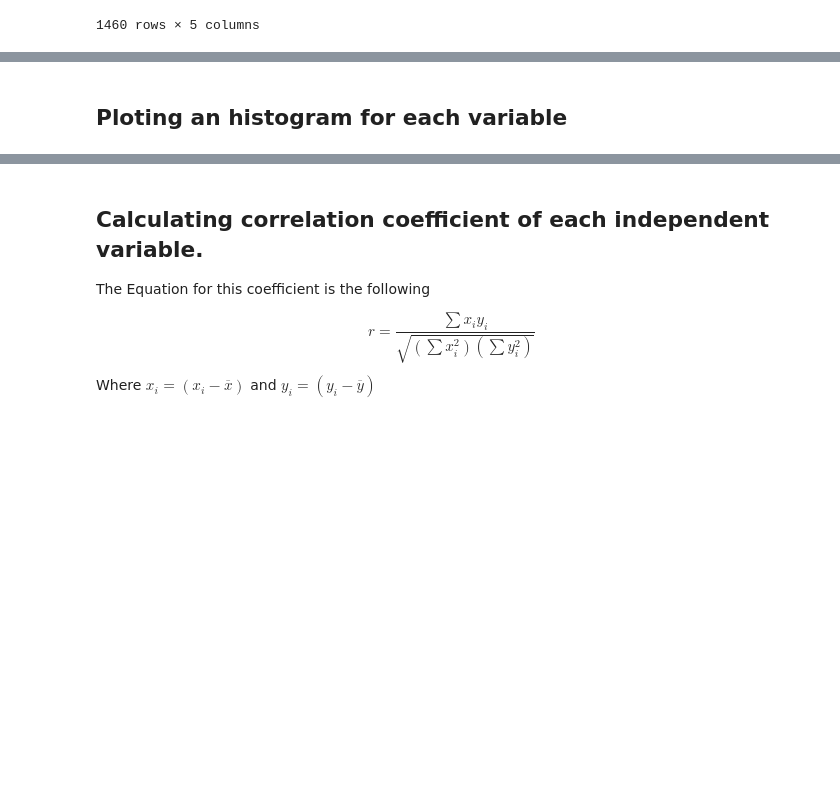
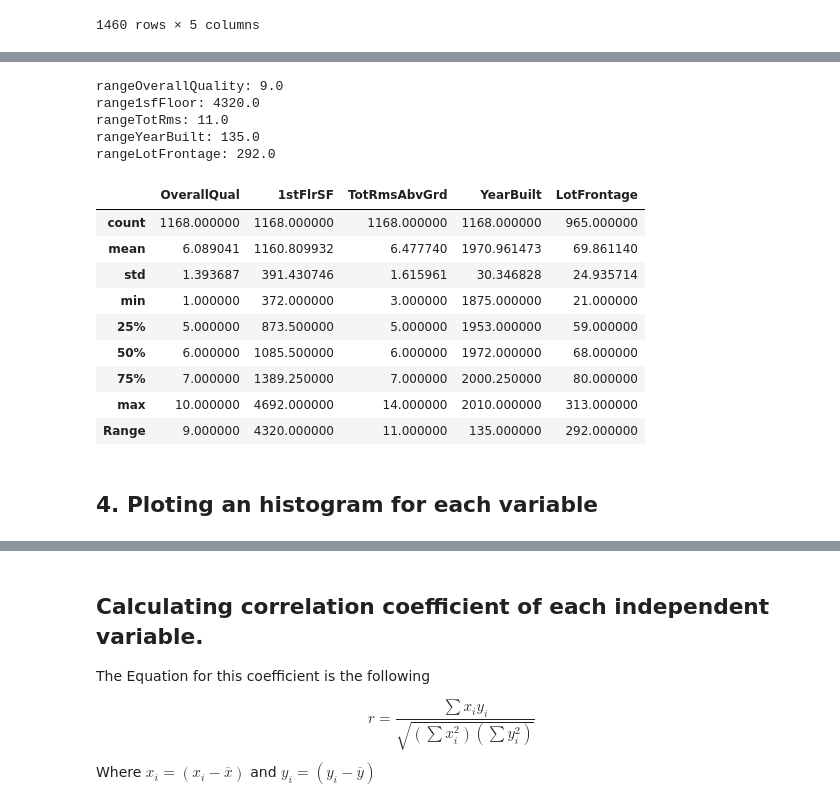
Before and after one commit to ochamodev/DS_Proyecto1_19001395_V, a Jupyter notebook: project1_code.ipynb, the cells around one changed output, grey strips where cells are left out. Drawn from its saved outputs; the diff is of its cells as text; code cells hidden in the pictures; blank space fills up the shorter version.

```diff
--- a/project1_code.ipynb
+++ b/project1_code.ipynb
@@ -114,6 +127,36 @@ datasetToWork.describe()
 | max | 10.000000 | 4692.000000 | 14.000000 | 2010.000000 | 313.000000 |
 # %%
-# TODO: peak to peak with range
-# https://www.w3schools.com/statistics/statistics_range.php
+rangeOverallQuality = ufs.calculateRangeForColumn(datasetTrainDescription, OVERALL_QUAL_COL)
+range1sfFloor = ufs.calculateRangeForColumn(datasetTrainDescription, FIRST_FLOOR_SF_COL)
+rangeTotRms = ufs.calculateRangeForColumn(datasetTrainDescription, TOTAL_ROOMS_ABOVE_GRADE_COL)
+rangeYearBuilt = ufs.calculateRangeForColumn(datasetTrainDescription, YEAR_BUILT_COL)
+rangeLotFrontage = ufs.calculateRangeForColumn(datasetTrainDescription, LOT_FRONTAGE_COL)
+print(f"rangeOverallQuality: {rangeOverallQuality}")
+print(f"range1sfFloor: {range1sfFloor}")
+print(f"rangeTotRms: {rangeTotRms}")
+print(f"rangeYearBuilt: {rangeYearBuilt}")
+print(f"rangeLotFrontage: {rangeLotFrontage}")
+# updating dataset description to include range
+newRow = [rangeOverallQuality, range1sfFloor, rangeTotRms, rangeYearBuilt, rangeLotFrontage]
+newRowDf = pd.DataFrame([newRow], index=['Range'], columns=dataset_train.columns)
+datasetTrainDescription = pd.concat([datasetTrainDescription, newRowDf])
+
+datasetTrainDescription
+# %% [output]
+rangeOverallQuality: 9.0
+range1sfFloor: 4320.0
+rangeTotRms: 11.0
+rangeYearBuilt: 135.0
+rangeLotFrontage: 292.0
+|  | OverallQual | 1stFlrSF | TotRmsAbvGrd | YearBuilt | LotFrontage |
+| count | 1168.000000 | 1168.000000 | 1168.000000 | 1168.000000 | 965.000000 |
+| mean | 6.089041 | 1160.809932 | 6.477740 | 1970.961473 | 69.861140 |
+| std | 1.393687 | 391.430746 | 1.615961 | 30.346828 | 24.935714 |
+| min | 1.000000 | 372.000000 | 3.000000 | 1875.000000 | 21.000000 |
+| 25% | 5.000000 | 873.500000 | 5.000000 | 1953.000000 | 59.000000 |
+| 50% | 6.000000 | 1085.500000 | 6.000000 | 1972.000000 | 68.000000 |
+| 75% | 7.000000 | 1389.250000 | 7.000000 | 2000.250000 | 80.000000 |
+| max | 10.000000 | 4692.000000 | 14.000000 | 2010.000000 | 313.000000 |
+| Range | 9.000000 | 4320.000000 | 11.000000 | 135.000000 | 292.000000 |
 # %% [markdown]
-## Ploting an histogram for each variable
+## 4. Ploting an histogram for each variable
```
Also changed, not shown: parts of 19 cells of this notebook, 1 other file.
